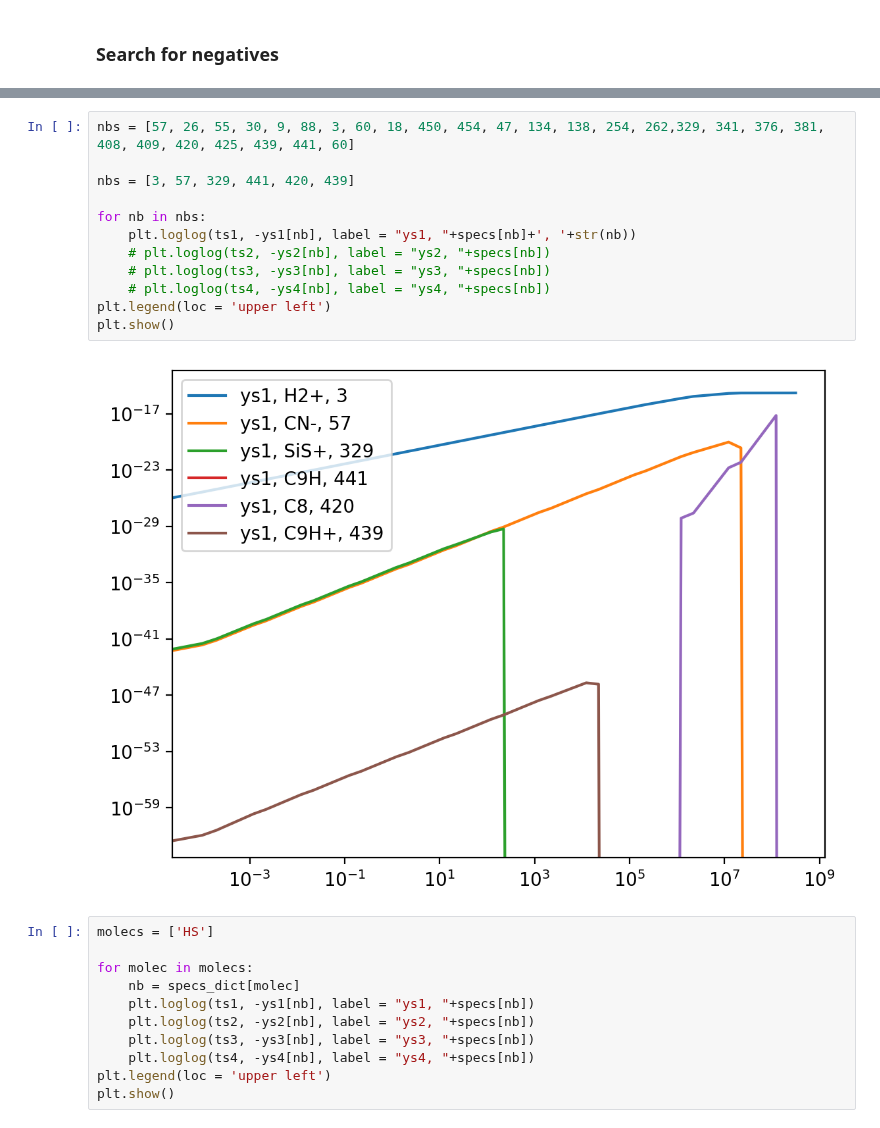
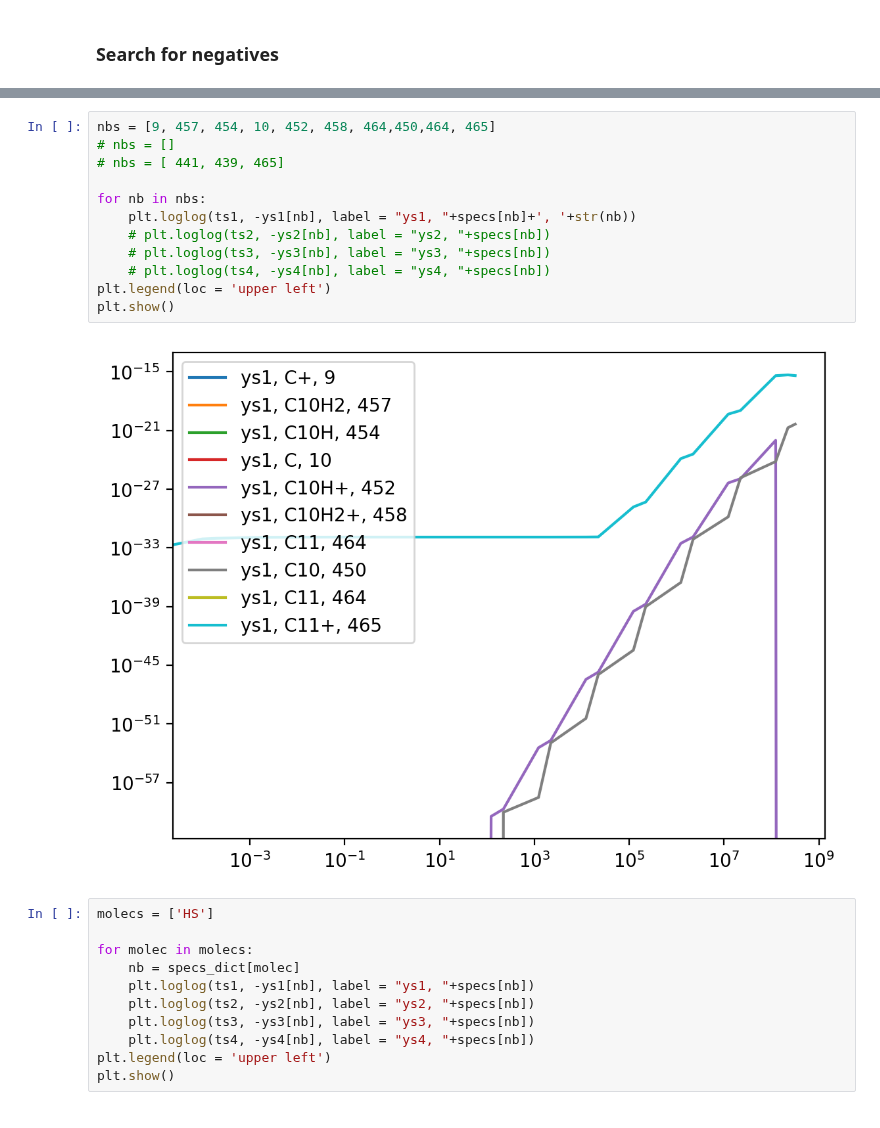
Before and after one commit to silkemaes/ChemPy, a Jupyter notebook: solver.ipynb, the cells around one changed output, grey strips where cells are left out. Saved outputs shown, nothing was run; the diff lists cells and outputs as text.

```diff
--- a/solver.ipynb
+++ b/solver.ipynb
@@ -247,18 +231,18 @@ for i in range(len(idx_neg)):
 465 C11+
 # %%
-nbs = [57, 26, 55, 30, 9, 88, 3, 60, 18, 450, 454, 47, 134, 138, 254, 262,329, 341, 376, 381, 408, 409, 420, 425, 439, 441, 60]
-
-nbs = [3, 57, 329, 441, 420, 439]
+nbs = [9, 457, 454, 10, 452, 458, 464,450,464, 465]
+# nbs = []
+# nbs = [ 441, 439, 465]
 
 for nb in nbs:
     plt.loglog(ts1, -ys1[nb], label = "ys1, "+specs[nb]+', '+str(nb))
     # plt.loglog(ts2, -ys2[nb], label = "ys2, "+specs[nb])
     # plt.loglog(ts3, -ys3[nb], label = "ys3, "+specs[nb])
     # plt.loglog(ts4, -ys4[nb], label = "ys4, "+specs[nb])
 plt.legend(loc = 'upper left')
 plt.show()
 # %% [output]
-[figure, old version]
+[figure, new version]
 # %%
 molecs = ['HS']
 
```
Also changed, not shown: parts of 3 cells of this notebook, 3 other files.
